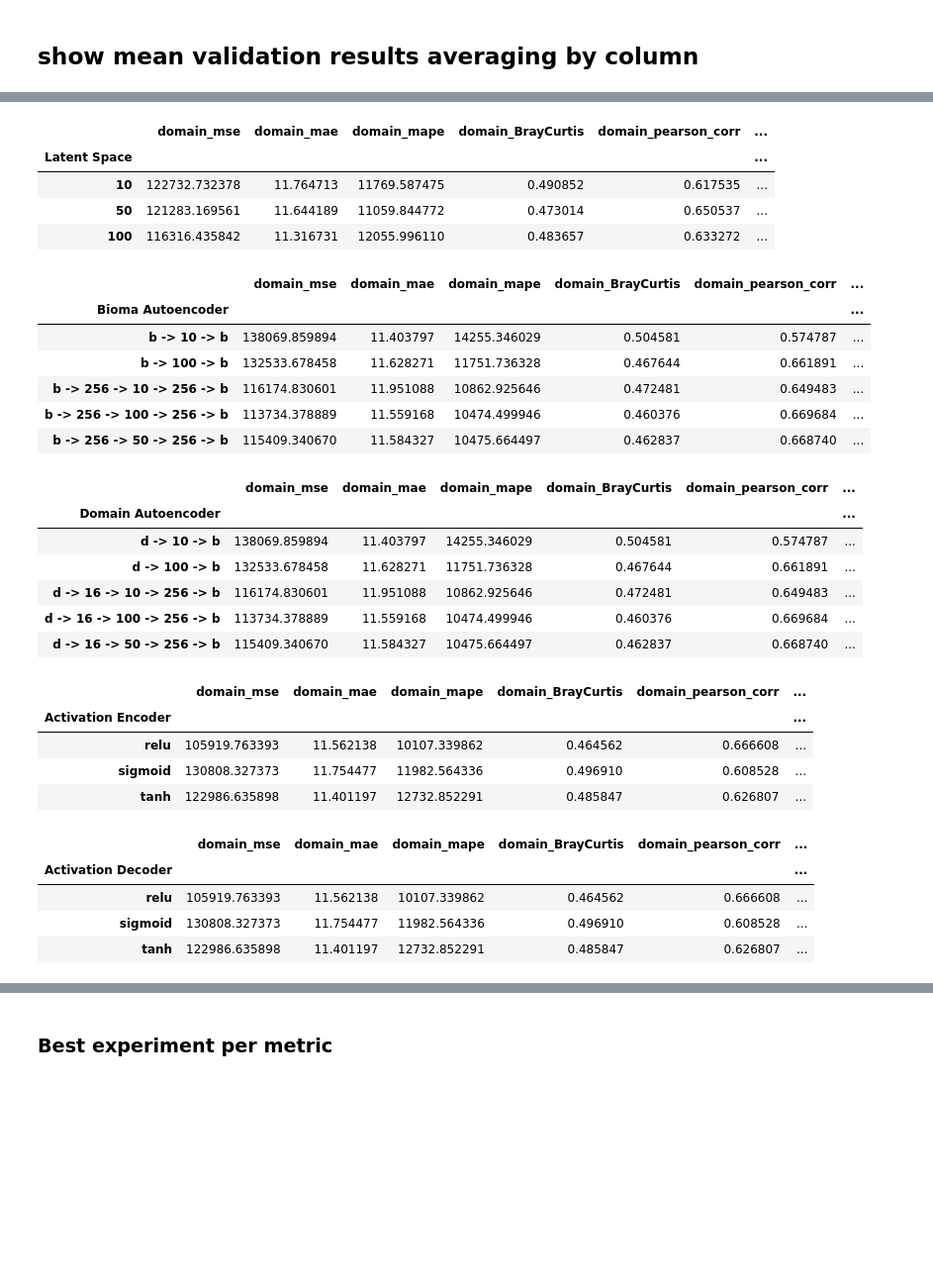
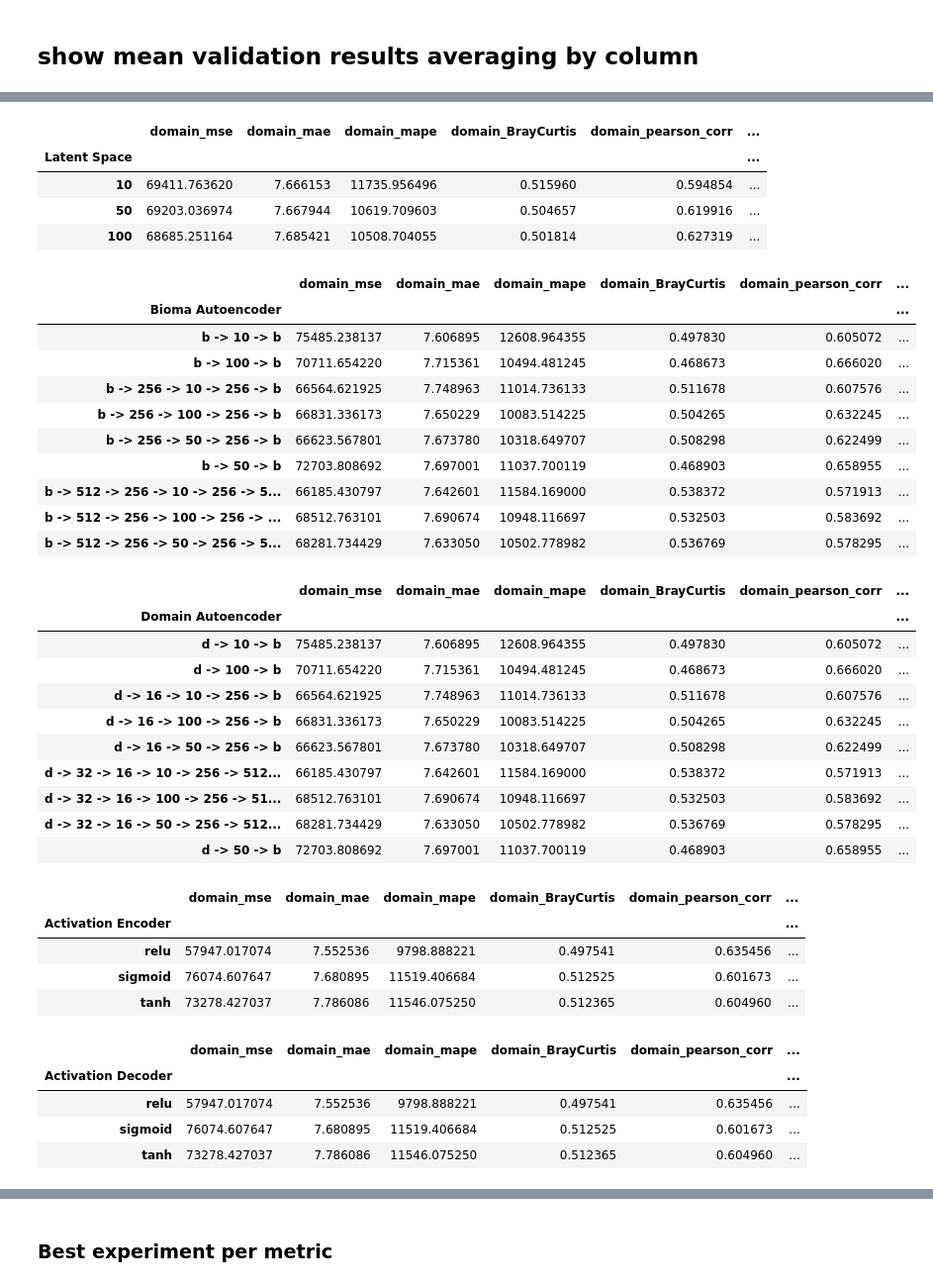
Before and after one commit to jorgemf/DeepLatentMicrobiome, a Jupyter notebook: autoencoder_results.ipynb, the cells around one changed output, grey strips where cells are left out. Shown at 99% size. Drawn from its saved outputs; the diff is of its cells as text; code cells hidden in the pictures; blank space fills up the shorter version.

```diff
--- a/autoencoder_results.ipynb
+++ b/autoencoder_results.ipynb
@@ -19,3 +15,5 @@ df = pd.concat([df1,df2], axis=0, ignore_index=True)
+# %%
+df = pd.read_csv('results.csv')
 # %%
 df.shape
 # %% [output]
@@ -31,0 +30,3 @@ df.head()
+# %%
+pd.set_option('display.max_rows', df.shape[0]+1)
+df[df['Latent Space']==10].sort_values(['domain_BrayCurtis'])
@@ -73,45 +92,53 @@ df[[group_columns[3]] + metrics_columns].groupby(group_columns[3]).mean().head()
 # %% [output]
 |  | domain_mse | domain_mae | domain_mape | domain_BrayCurtis | domain_pearson_corr | ... |
 | Latent Space |  |  |  |  |  | ... |
-| 10 | 122732.732378 | 11.764713 | 11769.587475 | 0.490852 | 0.617535 | ... |
-| 50 | 121283.169561 | 11.644189 | 11059.844772 | 0.473014 | 0.650537 | ... |
-| 100 | 116316.435842 | 11.316731 | 12055.996110 | 0.483657 | 0.633272 | ... |
+| 10 | 69411.763620 | 7.666153 | 11735.956496 | 0.515960 | 0.594854 | ... |
+| 50 | 69203.036974 | 7.667944 | 10619.709603 | 0.504657 | 0.619916 | ... |
+| 100 | 68685.251164 | 7.685421 | 10508.704055 | 0.501814 | 0.627319 | ... |
 # %%
-df[[group_columns[4]] + metrics_columns].groupby(group_columns[4]).mean().head()
+df[[group_columns[4]] + metrics_columns].groupby(group_columns[4]).mean().head(100)
 # %% [output]
 |  | domain_mse | domain_mae | domain_mape | domain_BrayCurtis | domain_pearson_corr | ... |
 | Bioma Autoencoder |  |  |  |  |  | ... |
-| b -> 10 -> b | 138069.859894 | 11.403797 | 14255.346029 | 0.504581 | 0.574787 | ... |
-| b -> 100 -> b | 132533.678458 | 11.628271 | 11751.736328 | 0.467644 | 0.661891 | ... |
-| b -> 256 -> 10 -> 256 -> b | 116174.830601 | 11.951088 | 10862.925646 | 0.472481 | 0.649483 | ... |
-| b -> 256 -> 100 -> 256 -> b | 113734.378889 | 11.559168 | 10474.499946 | 0.460376 | 0.669684 | ... |
-| b -> 256 -> 50 -> 256 -> b | 115409.340670 | 11.584327 | 10475.664497 | 0.462837 | 0.668740 | ... |
+| b -> 10 -> b | 75485.238137 | 7.606895 | 12608.964355 | 0.497830 | 0.605072 | ... |
+| b -> 100 -> b | 70711.654220 | 7.715361 | 10494.481245 | 0.468673 | 0.666020 | ... |
+| b -> 256 -> 10 -> 256 -> b | 66564.621925 | 7.748963 | 11014.736133 | 0.511678 | 0.607576 | ... |
+| b -> 256 -> 100 -> 256 -> b | 66831.336173 | 7.650229 | 10083.514225 | 0.504265 | 0.632245 | ... |
+| b -> 256 -> 50 -> 256 -> b | 66623.567801 | 7.673780 | 10318.649707 | 0.508298 | 0.622499 | ... |
+| b -> 50 -> b | 72703.808692 | 7.697001 | 11037.700119 | 0.468903 | 0.658955 | ... |
+| b -> 512 -> 256 -> 10 -> 256 -> 5... | 66185.430797 | 7.642601 | 11584.169000 | 0.538372 | 0.571913 | ... |
+| b -> 512 -> 256 -> 100 -> 256 -> ... | 68512.763101 | 7.690674 | 10948.116697 | 0.532503 | 0.583692 | ... |
+| b -> 512 -> 256 -> 50 -> 256 -> 5... | 68281.734429 | 7.633050 | 10502.778982 | 0.536769 | 0.578295 | ... |
 # %%
-df[[group_columns[5]] + metrics_columns].groupby(group_columns[5]).mean().head()
+df[[group_columns[5]] + metrics_columns].groupby(group_columns[5]).mean().head(100)
 # %% [output]
 |  | domain_mse | domain_mae | domain_mape | domain_BrayCurtis | domain_pearson_corr | ... |
 | Domain Autoencoder |  |  |  |  |  | ... |
-| d -> 10 -> b | 138069.859894 | 11.403797 | 14255.346029 | 0.504581 | 0.574787 | ... |
-| d -> 100 -> b | 132533.678458 | 11.628271 | 11751.736328 | 0.467644 | 0.661891 | ... |
-| d -> 16 -> 10 -> 256 -> b | 116174.830601 | 11.951088 | 10862.925646 | 0.472481 | 0.649483 | ... |
-| d -> 16 -> 100 -> 256 -> b | 113734.378889 | 11.559168 | 10474.499946 | 0.460376 | 0.669684 | ... |
-| d -> 16 -> 50 -> 256 -> b | 115409.340670 | 11.584327 | 10475.664497 | 0.462837 | 0.668740 | ... |
+| d -> 10 -> b | 75485.238137 | 7.606895 | 12608.964355 | 0.497830 | 0.605072 | ... |
+| d -> 100 -> b | 70711.654220 | 7.715361 | 10494.481245 | 0.468673 | 0.666020 | ... |
+| d -> 16 -> 10 -> 256 -> b | 66564.621925 | 7.748963 | 11014.736133 | 0.511678 | 0.607576 | ... |
+| d -> 16 -> 100 -> 256 -> b | 66831.336173 | 7.650229 | 10083.514225 | 0.504265 | 0.632245 | ... |
+| d -> 16 -> 50 -> 256 -> b | 66623.567801 | 7.673780 | 10318.649707 | 0.508298 | 0.622499 | ... |
+| d -> 32 -> 16 -> 10 -> 256 -> 512... | 66185.430797 | 7.642601 | 11584.169000 | 0.538372 | 0.571913 | ... |
+| d -> 32 -> 16 -> 100 -> 256 -> 51... | 68512.763101 | 7.690674 | 10948.116697 | 0.532503 | 0.583692 | ... |
+| d -> 32 -> 16 -> 50 -> 256 -> 512... | 68281.734429 | 7.633050 | 10502.778982 | 0.536769 | 0.578295 | ... |
+| d -> 50 -> b | 72703.808692 | 7.697001 | 11037.700119 | 0.468903 | 0.658955 | ... |
 # %%
 df[[group_columns[6]] + metrics_columns].groupby(group_columns[6]).mean().head()
 # %% [output]
 |  | domain_mse | domain_mae | domain_mape | domain_BrayCurtis | domain_pearson_corr | ... |
 | Activation Encoder |  |  |  |  |  | ... |
-| relu | 105919.763393 | 11.562138 | 10107.339862 | 0.464562 | 0.666608 | ... |
-| sigmoid | 130808.327373 | 11.754477 | 11982.564336 | 0.496910 | 0.608528 | ... |
-| tanh | 122986.635898 | 11.401197 | 12732.852291 | 0.485847 | 0.626807 | ... |
+| relu | 57947.017074 | 7.552536 | 9798.888221 | 0.497541 | 0.635456 | ... |
+| sigmoid | 76074.607647 | 7.680895 | 11519.406684 | 0.512525 | 0.601673 | ... |
+| tanh | 73278.427037 | 7.786086 | 11546.075250 | 0.512365 | 0.604960 | ... |
 # %%
 df[[group_columns[7]] + metrics_columns].groupby(group_columns[7]).mean().head()
 # %% [output]
 |  | domain_mse | domain_mae | domain_mape | domain_BrayCurtis | domain_pearson_corr | ... |
 | Activation Decoder |  |  |  |  |  | ... |
-| relu | 105919.763393 | 11.562138 | 10107.339862 | 0.464562 | 0.666608 | ... |
-| sigmoid | 130808.327373 | 11.754477 | 11982.564336 | 0.496910 | 0.608528 | ... |
-| tanh | 122986.635898 | 11.401197 | 12732.852291 | 0.485847 | 0.626807 | ... |
+| relu | 57947.017074 | 7.552536 | 9798.888221 | 0.497541 | 0.635456 | ... |
+| sigmoid | 76074.607647 | 7.680895 | 11519.406684 | 0.512525 | 0.601673 | ... |
+| tanh | 73278.427037 | 7.786086 | 11546.075250 | 0.512365 | 0.604960 | ... |
 # %%
 df[[group_columns[8]] + metrics_columns].groupby(group_columns[8]).mean().head()
 # %% [output]
```
Also changed, not shown: parts of 16 cells of this notebook, 10 other files.
